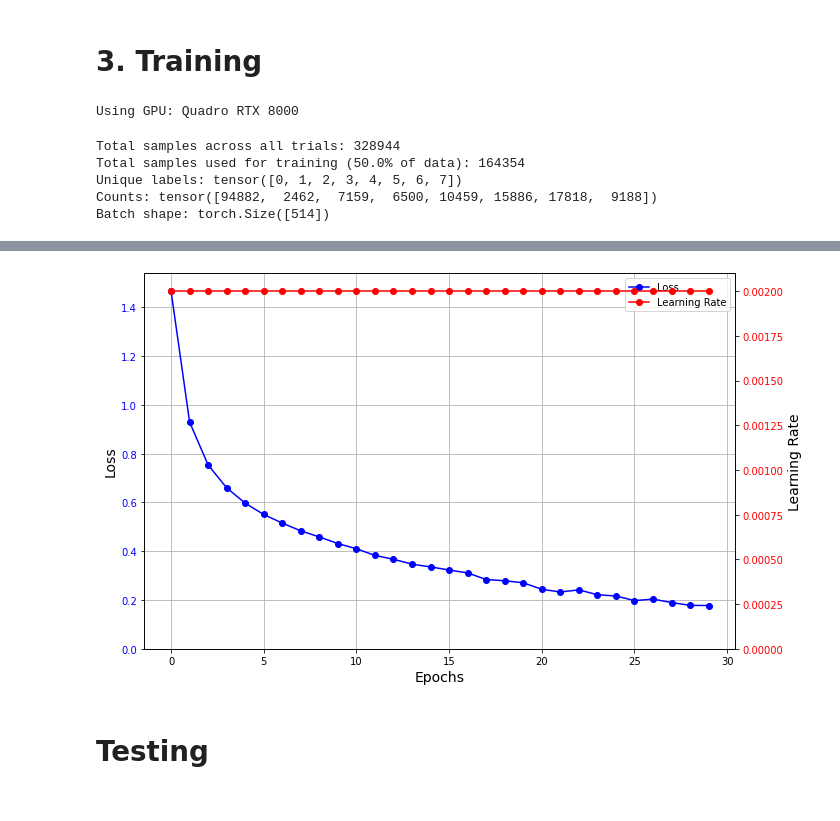
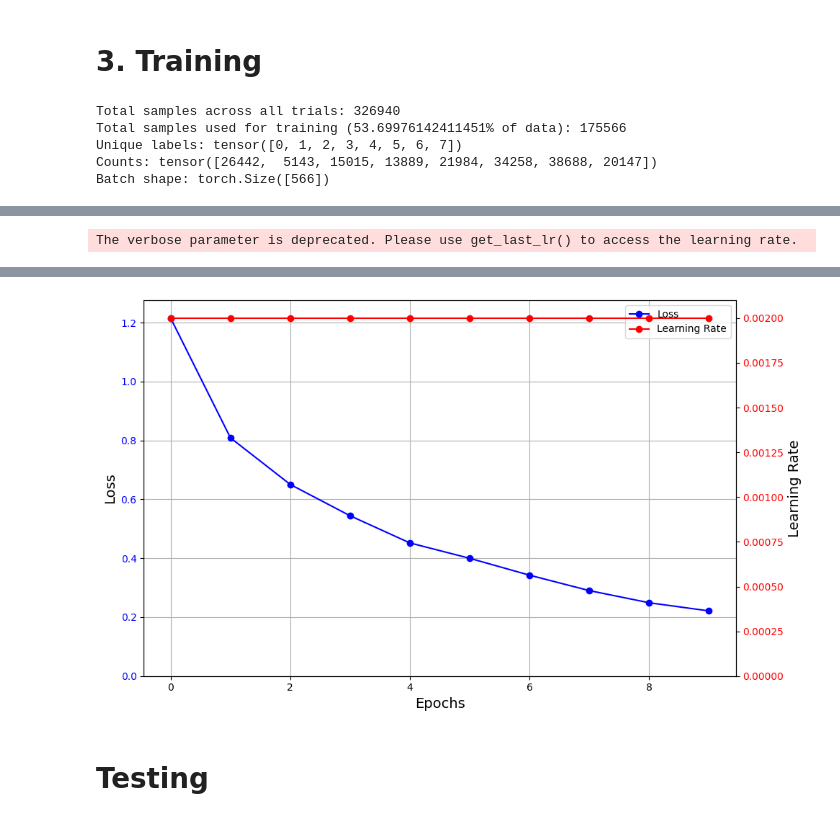
Before and after one commit to rezayati/contactInterpretation, a Jupyter notebook: AIModels/training_pipeline.ipynb, the cells around one changed output, grey strips where cells are left out. Drawn from its saved outputs; the diff is of its cells as text; code cells hidden in the pictures.

```diff
--- a/AIModels/training_pipeline.ipynb
+++ b/AIModels/training_pipeline.ipynb
@@ -538,7 +547,7 @@ def plot_accuracies(pre_accuracies, post_accuracies, dataloader_names, model_nam
 from torch.utils.data import Subset, ConcatDataset
 
 robot_dof = 7
-seq_num = 80
+seq_num = 100
 gap = 5
 selected_features = [f'e{i}' for i in range(robot_dof)]#+[ f'de{i}' for i in range(robot_dof)]
 
@@ -556,18 +565,17 @@ if device.type == "cuda":
 
 # Build the model
 model_lstmBlock = lstmBlock(num_features_joints=seq_num, num_layers=1, hidden_size=64, dropout=0.2, bidirectional=True)
-model_cnnLSTM = cnnLSTM(num_features_joints=seq_num, num_layers=3, hidden_size=128, dropout=0.7, bidirectional=False)
+model_cnnLSTM = cnnLSTM(num_features_joints=seq_num, num_layers=1, hidden_size=128, dropout=0.5, bidirectional=True)
 models = [model_lstmBlock, model_cnnLSTM]
 models_names = ['model_lstmBlock',  'model_cnnLSTM',]
 for model in models:
     model.to(device)
 
 loss_fn = nn.CrossEntropyLoss()
+
+n_epochs = [35, 10]
-# %% [output]
-Using GPU: Quadro RTX 8000
 # %%
 # Load data and create training and testing sets
-dataset_ratio = 0.5
 
 data_path = os.getcwd().replace('AIModels','') +'/dataset/franka_main/labeled_data/'
 #dict_label = dict_label = {'link7': 6, 'link6':5, 'link5':4, 'link4':3, 'link3':2, 'link2':1, 'link1':0}
@@ -580,32 +588,42 @@ train_datasetloader = DataLoader(training_datasets, batch_size=1, shuffle=True)
 total_samples_counter = 0
 train_samples_counter = 0
 master_dataset = []
-
+state = False
 # Iterate through test_datasetloader
 for trial_dataset_path, label in train_datasetloader:
     #if 't2.csv' in trial_dataset_path[0] or 't1.csv' in trial_dataset_path[0]:
         # Load the dataset for the trial
         data = LoadSeqDataset(file_path=trial_dataset_path[0], label=label[0], selected_features=selected_features, seq_num=seq_num, gap=gap)
 
-        # Count total samples
+        '''# Count total samples
         total_samples = len(data)
         total_samples_counter += total_samples
 
+        data.balanceData()
         # Calculate number of samples for the subset (5% of the data)
-        num_samples = int(dataset_ratio * total_samples)
+        num_samples = len(data)
         train_samples_counter += num_samples
 
-        # Randomly sample indices
-        indices = range(num_samples)
+        #master_dataset.append(data)
+        if state:
+            master_dataset.sequences = master_dataset.sequences + data.sequences
+        else:
+            master_dataset = data
+            state = True
+            # Count total samples'''
+        total_samples = len(data)
+        total_samples_counter += total_samples
 
-        # Create a subset of the data
-        subset_data = Subset(data, indices)
-        master_dataset.append(subset_data)
+        data.balanceData()
+        # Calculate number of samples for the subset (5% of the data)
+        num_samples = len(data)
+        train_samples_counter += num_samples
+        master_dataset.append(data)
 
 # Combine all subsets into a single dataset
 master_dataset_franka = ConcatDataset(master_dataset)
 print(f"Total samples across all trials: {total_samples_counter}")
-print(f"Total samples used for training ({dataset_ratio*100}% of data): {train_samples_counter}")
+print(f"Total samples used for training ({train_samples_counter/total_samples_counter*100}% of data): {train_samples_counter}")
 
 train_dataloader = DataLoader(master_dataset_franka, batch_size=batch_size, shuffle=True)
 unique_labels, counts = 0 , 0
@@ -616,16 +634,14 @@ print(f"Unique labels: {unique_labels}")
 print(f"Counts: {counts}")
 print(f"Batch shape: {y_batch.shape}")
 # %% [output]
-Total samples across all trials: 328944
-Total samples used for training (50.0% of data): 164354
+Total samples across all trials: 326940
+Total samples used for training (53.69976142411451% of data): 175566
 Unique labels: tensor([0, 1, 2, 3, 4, 5, 6, 7])
-Counts: tensor([94882,  2462,  7159,  6500, 10459, 15886, 17818,  9188])
-Batch shape: torch.Size([514])
+Counts: tensor([26442,  5143, 15015, 13889, 21984, 34258, 38688, 20147])
+Batch shape: torch.Size([566])
 # %%
 # Create a DataLoader for the combined dataset
 train_dataloader = DataLoader(master_dataset_franka, batch_size=batch_size, shuffle=True)
-
-n_epochs = [35, 30]
 
 lrs = [0.04, 0.002]
 lr_threshold = 0.0005
@@ -696,0 +697 @@ Epoch: 30/[35, 30] - learning rate: 0.00200, classification loss: 0.1775
+The verbose parameter is deprecated. Please use get_last_lr() to access the learning rate.
@@ -697,4 +708,4 @@ Epoch: 30/[35, 30] - learning rate: 0.00200, classification loss: 0.1775
-[figure, old version]
+[figure, new version]
 # %% [markdown]
 # Testing
 # %%
```
Also changed, not shown: parts of 6 cells of this notebook, 3 other files.
